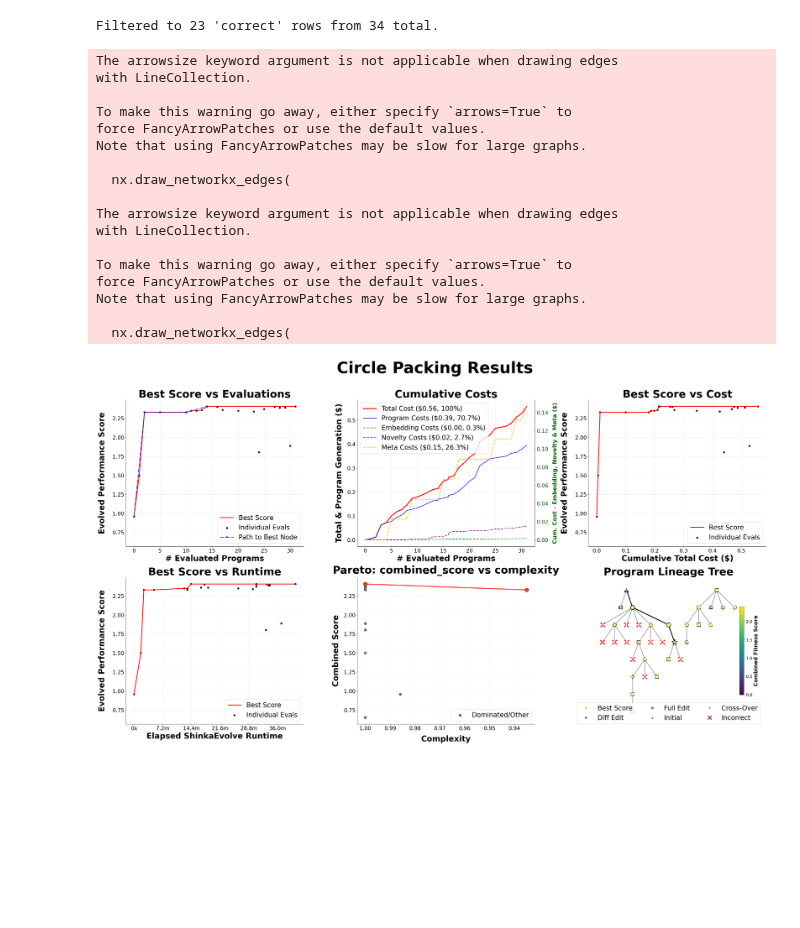
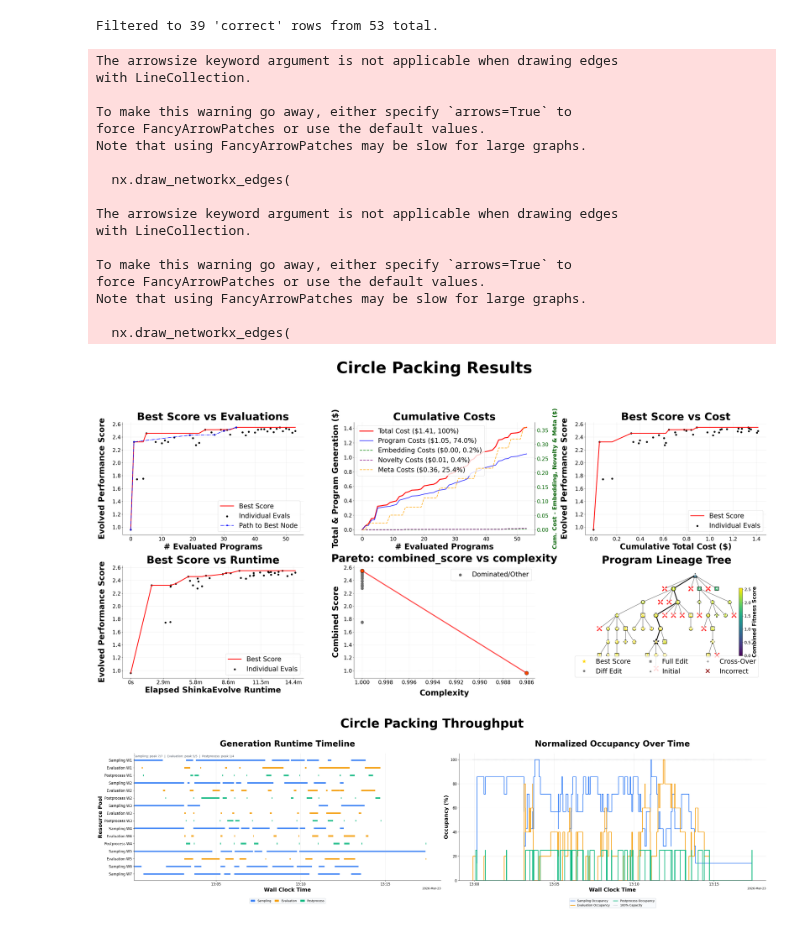
Before and after one commit to SakanaAI/ShinkaEvolve, a Jupyter notebook: examples/circle_packing/load_results.ipynb, the cells around one changed output. Cells and saved outputs as stored; diff of their text form; code cells hidden in the pictures; blank space fills up the shorter version.

Commit message:
fix: polish python throughput plot layout

```diff
--- a/examples/circle_packing/load_results.ipynb
+++ b/examples/circle_packing/load_results.ipynb
@@ -1,6 +1,6 @@
 # %%
 from shinka.utils import load_programs_to_df
 
-path = "results/results_circle_async_small/"
+path = "results/results_circle_async_medium/"
 programs_df, prompts_df = load_programs_to_df(path, include_prompts=True)
 # %% [output]
@@ -93,33 +93,58 @@ plot_pareto_curve(
     ax=axs[1, 1],
     annotate=False,
 )
 
 plot_lineage_tree(
     programs_df,
     title="Program Lineage Tree",
     fig=fig,
     ax=axs[1, 2],
 )
 
-plt.tight_layout()
+fig.tight_layout(rect=(0, 0.12, 1, 0.94))
 plt.show()
 # %% [output]
-Filtered to 23 'correct' rows from 34 total.
+Filtered to 39 'correct' rows from 53 total.
 The arrowsize keyword argument is not applicable when drawing edges
 with LineCollection.
 
 To make this warning go away, either specify `arrows=True` to
 force FancyArrowPatches or use the default values.
 Note that using FancyArrowPatches may be slow for large graphs.
 
   nx.draw_networkx_edges(
 
 The arrowsize keyword argument is not applicable when drawing edges
 with LineCollection.
 
 To make this warning go away, either specify `arrows=True` to
 force FancyArrowPatches or use the default values.
 Note that using FancyArrowPatches may be slow for large graphs.
 
   nx.draw_networkx_edges(
-[figure, old version]
+[figure, new version]
+# %%
+from shinka.plots import plot_generation_runtime_timeline
+from shinka.plots import plot_normalized_occupancy_over_time
+
+fig, axs = plt.subplots(1, 2, figsize=(32, 9))
+fig.suptitle("Circle Packing Throughput", fontsize=42, weight="bold", y=1.02)
+
+plot_generation_runtime_timeline(
+    programs_df,
+    title="Generation Runtime Timeline",
+    fig=fig,
+    ax=axs[0],
+)
+
+plot_normalized_occupancy_over_time(
+    programs_df,
+    title="Normalized Occupancy Over Time",
+    fig=fig,
+    ax=axs[1],
+)
+
+plt.tight_layout()
+plt.show()
+# %% [output]
+[figure, added]
```
Also changed, not shown: parts of 2 cells of this notebook, 3 other files.
